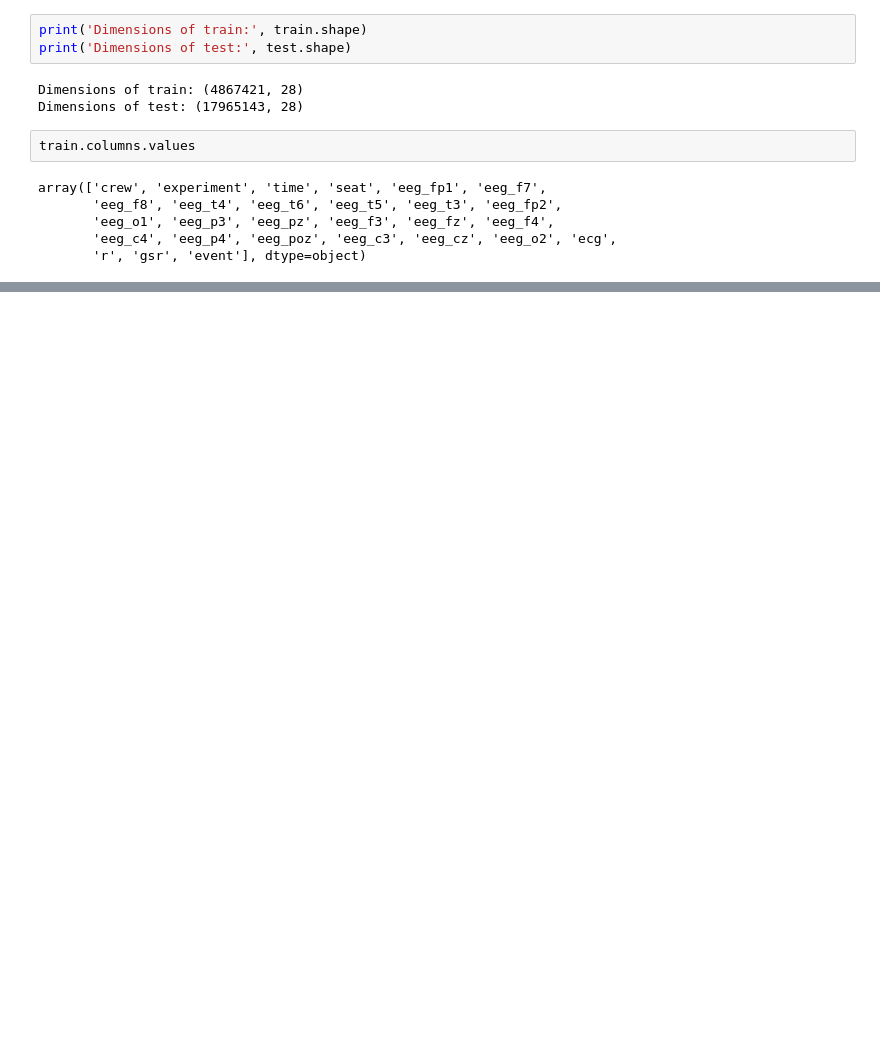
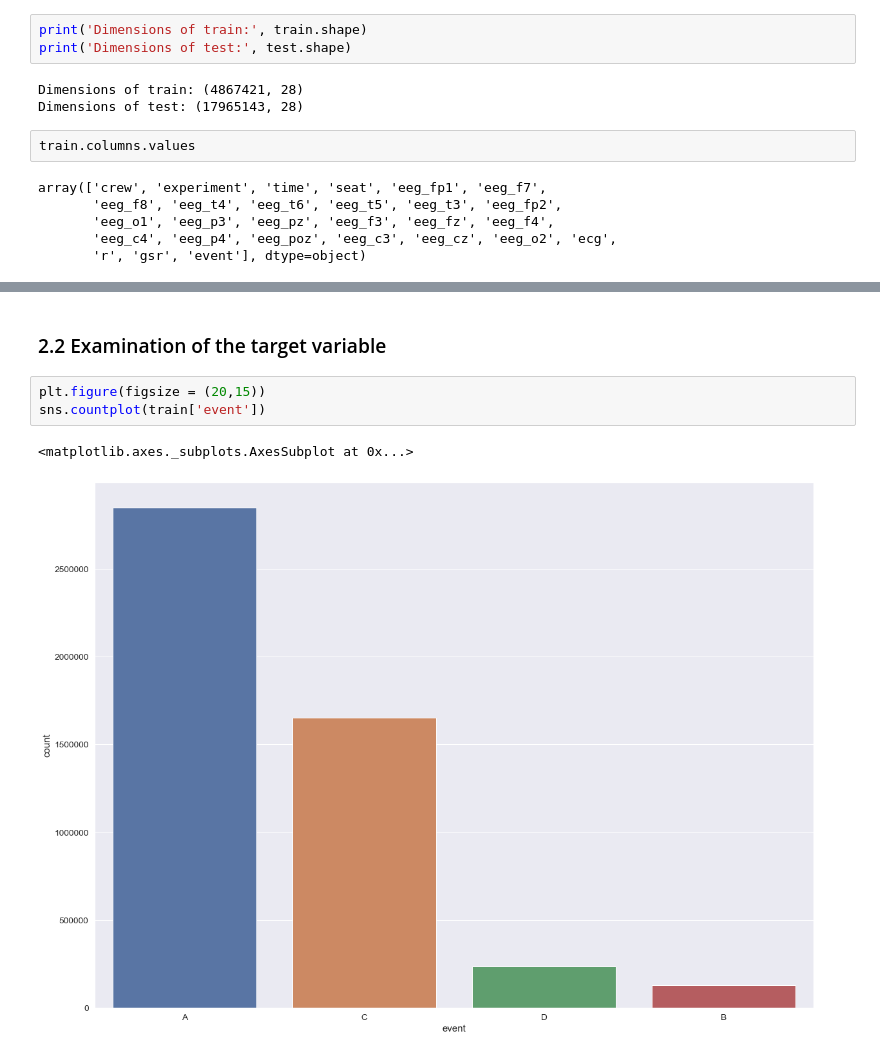
Before and after one commit to sebastianberge/reducing-aviation-fatalities, a Jupyter notebook: Notebook.ipynb, the cells around one changed output, grey strips where cells are left out. Cells and saved outputs as stored; diff of their text form; blank space fills up the shorter version.

Commit message:
Data-visualization

```diff
--- a/Notebook.ipynb
+++ b/Notebook.ipynb
@@ -52,0 +117,8 @@ array(['crew', 'experiment', 'time', 'seat', 'eeg_fp1', 'eeg_f7',
+# %% [markdown]
+### 2.2 Examination of the target variable
+# %%
+plt.figure(figsize = (20,15))
+sns.countplot(train['event'])
+# %% [output]
+<matplotlib.axes._subplots.AxesSubplot at 0x...>
+[figure, added]
```
Also changed, not shown: parts of 17 cells of this notebook.
